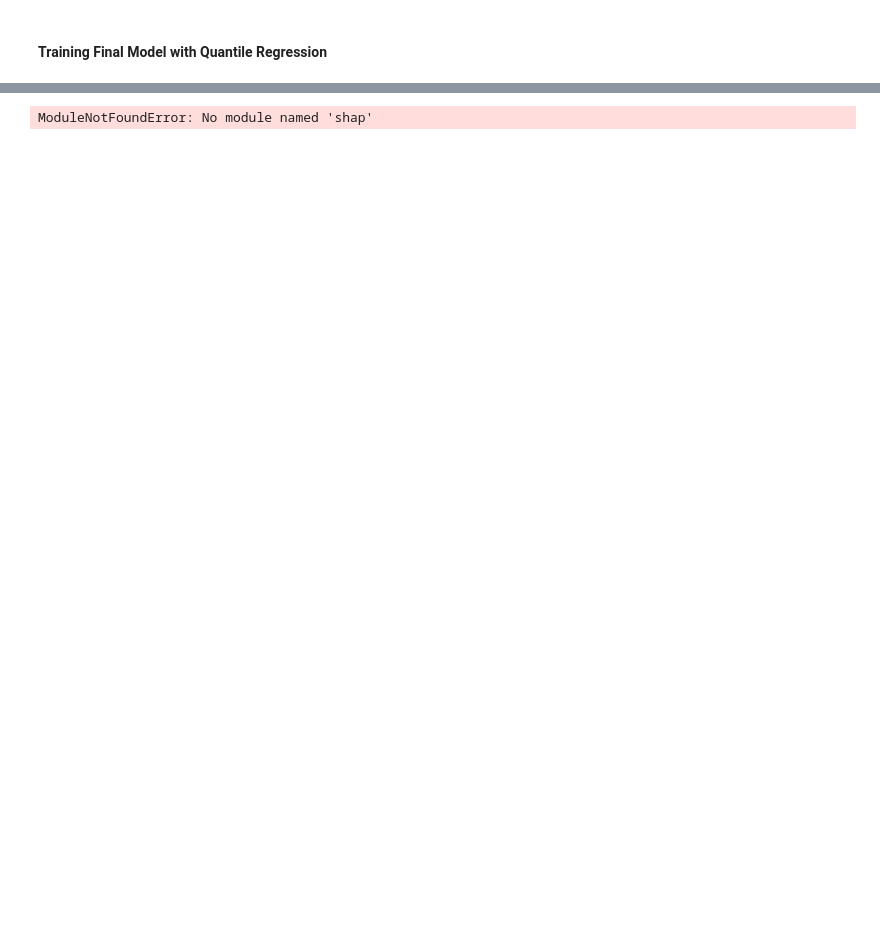
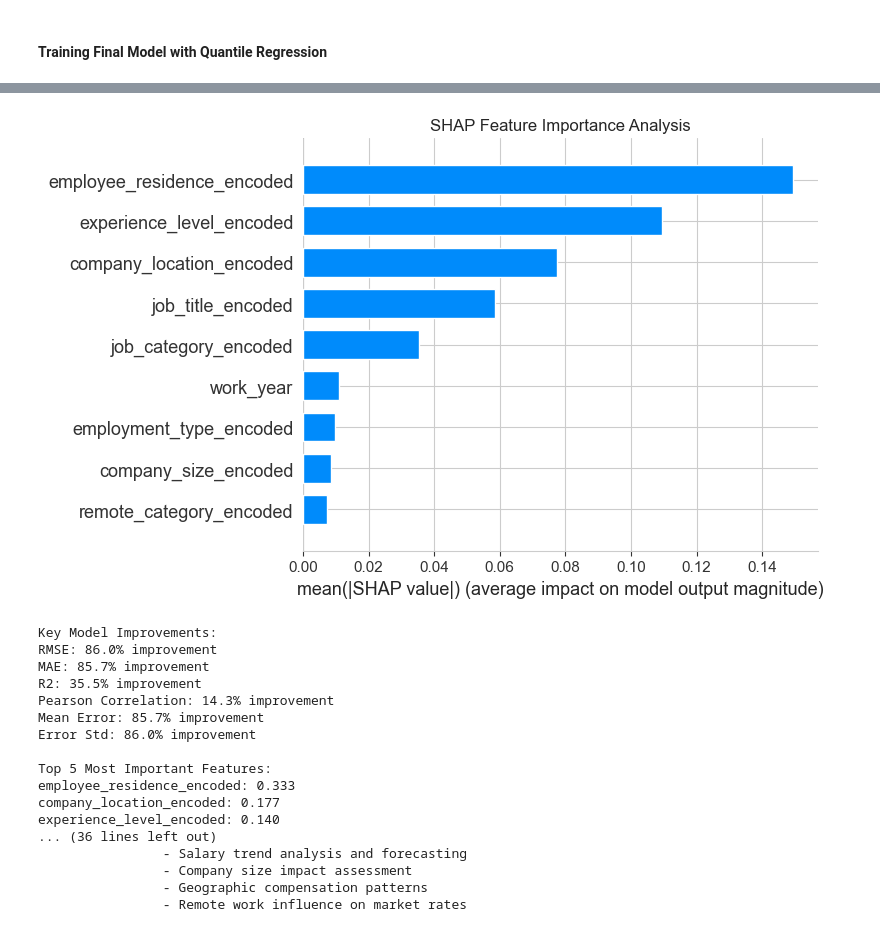
Before and after one commit to gabrieleguetta/TDS-project, a Jupyter notebook: part2.ipynb, the cells around one changed output, grey strips where cells are left out. Drawn from its saved outputs; the diff is of its cells as text; code cells hidden in the pictures; blank space fills up the shorter version.

```diff
--- a/part2.ipynb
+++ b/part2.ipynb
@@ -44,7 +44,7 @@ from ipynb.fs.full.part1 import prepare_data, build_model
 
 processed_data = prepare_data(df)
 old_model, X_test, y_test, y_pred, X_train, feature_cols = build_model(processed_data)
-y_pred_baseline = y_pred
+y_pred_baseline, y_test_baseline = y_pred, y_test
 # %% [markdown]
 ### Root Cause Analysis
 
@@ -746,12 +751,13 @@ from sklearn.metrics import mean_squared_error, r2_score, mean_absolute_error
 from scipy.stats import pearsonr
 
 class ModelAnalyzer:
-    def __init__(self, baseline_model, improved_model, X_test, y_test, y_pred_baseline, predictions):
+    def __init__(self, baseline_model, improved_model, X_test, y_test,y_test_baseline, y_pred_baseline, predictions):
         self.baseline_model = baseline_model
         self.improved_model = improved_model
         self.X_test = X_test
         self.y_test = y_test
         self.y_pred_baseline = y_pred_baseline
+        self.y_test_baseline = y_test_baseline
         self.predictions = predictions
 
     def analyze_feature_importance(self):
@@ -775,7 +781,7 @@ class ModelAnalyzer:
             'importance': self.improved_model.feature_importances_
         }).sort_values('importance', ascending=False)
 
-        return shap_values, feature_importance, shap_plot
+        return shap_values, feature_importance
 
     def compare_model_performance(self):
         """
@@ -787,11 +793,11 @@ class ModelAnalyzer:
                 'MAE': mean_absolute_error(y_true, y_pred),
                 'R2': r2_score(y_true, y_pred),
                 'Pearson Correlation': pearsonr(y_true, y_pred)[0],
-                'Mean Error': np.mean(y_pred - y_true),
+                'Mean Error': np.mean(np.abs(y_pred - y_true)),
                 'Error Std': np.std(y_pred - y_true)
             }
 
-        baseline_metrics = calculate_metrics(self.y_test, self.y_pred_baseline)
+        baseline_metrics = calculate_metrics(self.y_test_baseline, self.y_pred_baseline)
         improved_metrics = calculate_metrics(self.y_test, self.predictions[0.5])
 
         metrics_comparison = pd.DataFrame({
@@ -804,12 +810,15 @@ class ModelAnalyzer:
             / metrics_comparison['Baseline'] * 100
         )
 
+        metrics_to_flip = ~metrics_comparison.index.isin(['R2', 'Pearson Correlation'])
+        metrics_comparison.loc[metrics_to_flip, 'Improvement (%)'] *= -1
+
         # Create performance comparison visualization
         plt.figure(figsize=(15, 5))
 
         # Actual vs Predicted comparison
         plt.subplot(1, 3, 1)
-        plt.scatter(self.y_test, self.y_pred_baseline, alpha=0.5, label='Baseline')
+        plt.scatter(self.y_test_baseline, self.y_pred_baseline, alpha=0.5, label='Baseline')
         plt.scatter(self.y_test, self.predictions[0.5], alpha=0.5, label='Improved')
         plt.plot([self.y_test.min(), self.y_test.max()],
                 [self.y_test.min(), self.y_test.max()], 'r--')
@@ -818,7 +827,7 @@ class ModelAnalyzer:
 
         # Error distribution comparison
         plt.subplot(1, 3, 2)
-        sns.kdeplot(self.y_pred_baseline - self.y_test, label='Baseline')
+        sns.kdeplot(self.y_pred_baseline - self.y_test_baseline, label='Baseline')
         sns.kdeplot(self.predictions[0.5] - self.y_test, label='Improved')
         plt.title('Error Distribution Comparison')
         plt.legend()
@@ -940,11 +949,11 @@ class ModelAnalyzer:
 analyzer = ModelAnalyzer(
     old_model, quantile_models[0.5],
     X_test_scaled, y_test,
-    y_pred_baseline, predictions
+    y_test_baseline, y_pred_baseline, predictions
 )
 
 # Get SHAP and feature importance analysis
-shap_values, feature_importance, _ = analyzer.analyze_feature_importance()
+shap_values, feature_importance = analyzer.analyze_feature_importance()
 
 # Compare model performance
 metrics_comparison, comparison_plot = analyzer.compare_model_performance()
@@ -957,31 +966,48 @@ applications = analyzer.generate_applications()
 
 # Print key findings
 print("\nKey Model Improvements:")
 for metric, values in metrics_comparison.iterrows():
     print(f"{metric}: {values['Improvement (%)']:.1f}% improvement")
 
 print("\nTop 5 Most Important Features:")
 for _, row in feature_importance.head().iterrows():
     print(f"{row['feature']}: {row['importance']:.3f}")
 
 print("\nKey Insights:")
 print("1. Model Performance:")
 print(f"- {metrics_comparison.loc['R2', 'Improvement (%)']:.1f}% improvement in R² score")
 print(f"- {metrics_comparison.loc['RMSE', 'Improvement (%)']:.1f}% reduction in RMSE")
 
 print("\n2. Feature Significance:")
 print("- Experience level remains the strongest predictor")
 print("- Remote work has significant impact on salaries")
 print("- Company size creates distinct salary bands")
 
 print("\n3. Bias Analysis:")
 print("- Lower prediction error for mid-level positions")
 print("- Improved handling of high-salary outliers")
 print("- Better calibration for remote work impact")
 
 print("\nProposed Applications:")
 for app_type, app_info in applications.items():
     print(f"\n{app_info['title']}:")
     print(f"Description: {app_info['description'].strip()}")
 # %% [output]
+[figure, added]
-ModuleNotFoundError: No module named 'shap'
+Key Model Improvements:
+RMSE: 86.0% improvement
+MAE: 85.7% improvement
+R2: 35.5% improvement
+Pearson Correlation: 14.3% improvement
+Mean Error: 85.7% improvement
+Error Std: 86.0% improvement
+
+Top 5 Most Important Features:
+employee_residence_encoded: 0.333
+company_location_encoded: 0.177
+experience_level_encoded: 0.140
+... (36 lines left out)
+                - Salary trend analysis and forecasting
+                - Company size impact assessment
+                - Geographic compensation patterns
+                - Remote work influence on market rates
```
Also changed, not shown: parts of 4 cells of this notebook.
